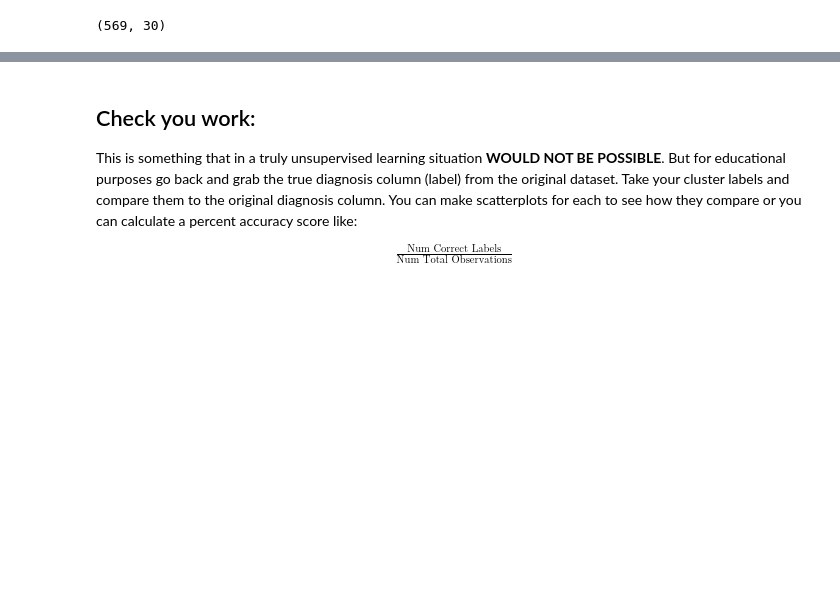
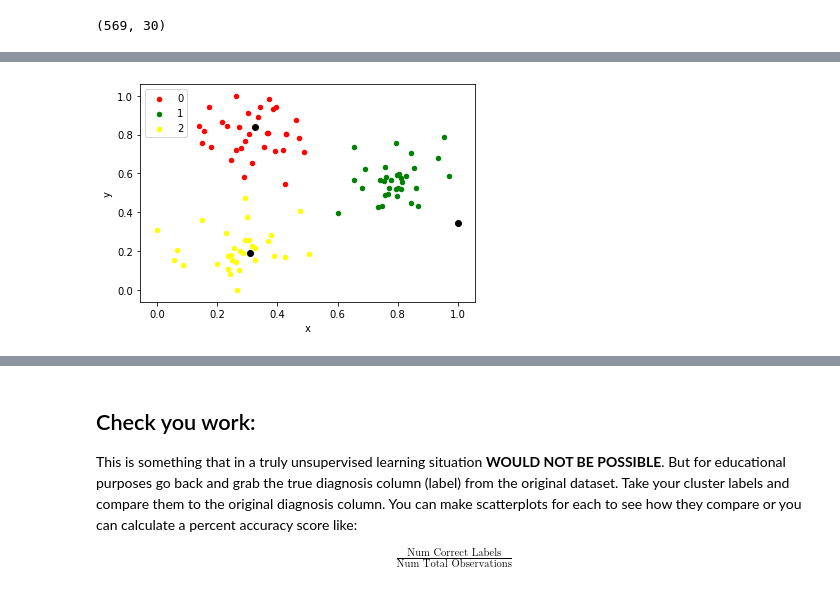
Before and after one commit to cardstud/DS-Unit-1-Sprint-3-Linear-Algebra, a Jupyter notebook: module4-clustering/LS_DS_134_Clustering_Assignment.ipynb, the cells around one changed output, grey strips where cells are left out. Cells and saved outputs as stored; diff of their text form; code cells hidden in the pictures; blank space fills up the shorter version.

```diff
--- a/module4-clustering/LS_DS_134_Clustering_Assignment.ipynb
+++ b/module4-clustering/LS_DS_134_Clustering_Assignment.ipynb
@@ -168,0 +206,21 @@ plt.scatter(centroids[:, 0], centroids[:, 1], c='red', s=50)
+# %%
+import math
+import numpy as np
+from scipy.spatial import distance
+
+# Calculate the Nearest Centroid to each data point
+def find_nearest_centroid(df, centroids, iteration):
+
+  # calculate the distances between each point and each centroid
+  distances = distance.cdist(df, centroids, 'euclidean')
+
+  # Get nearest centroid to each point based on distance
+  nearest_centroids = np.argmin(distances, axis=1)
+
+  se = pd.Series(nearest_centroids)
+  df['cluster_'+iteration] = se.values
+
+  return df
+# %%
+first_pass = find_nearest_centroid(points.select_dtypes(exclude='int64'), centroids, '1')
+first_pass.head()
@@ -168,0 +234,16 @@ plt.scatter(centroids[:, 0], centroids[:, 1], c='red', s=50)
+# %%
+# function that color codes the above
+def plot_clusters(df, column_header, centroids):
+  colors = {0:'red', 1:'green', 2:'yellow'}
+  fig, ax = plt.subplots()
+  ax.plot(centroids.iloc[0].x, centroids.iloc[0].y, "ok")
+  ax.plot(centroids.iloc[1].x, centroids.iloc[1].y, "ok")
+  ax.plot(centroids.iloc[2].x, centroids.iloc[2].y, "ok")
+  grouped = df.groupby(column_header)
+  for key, group in grouped:
+      group.plot(ax=ax, kind='scatter', x='x', y='y', label=key, color=colors[key])
+  plt.show()
+
+plot_clusters(first_pass, 'cluster_1', centroids)
+# %% [output]
+[figure, added]
```
Also changed, not shown: parts of 58 cells of this notebook.
